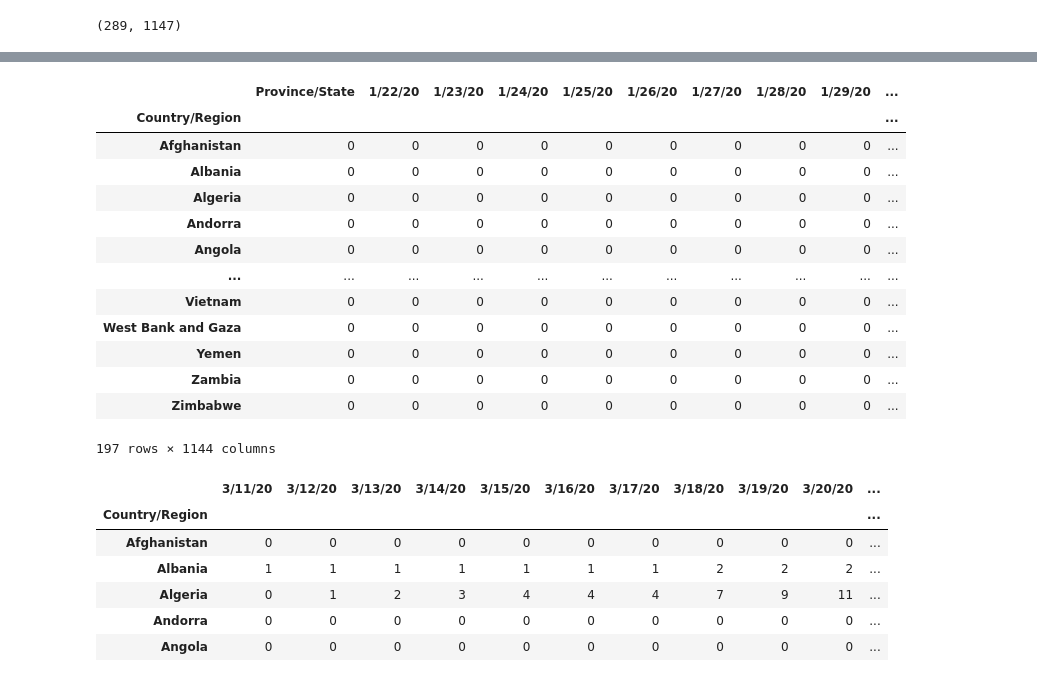
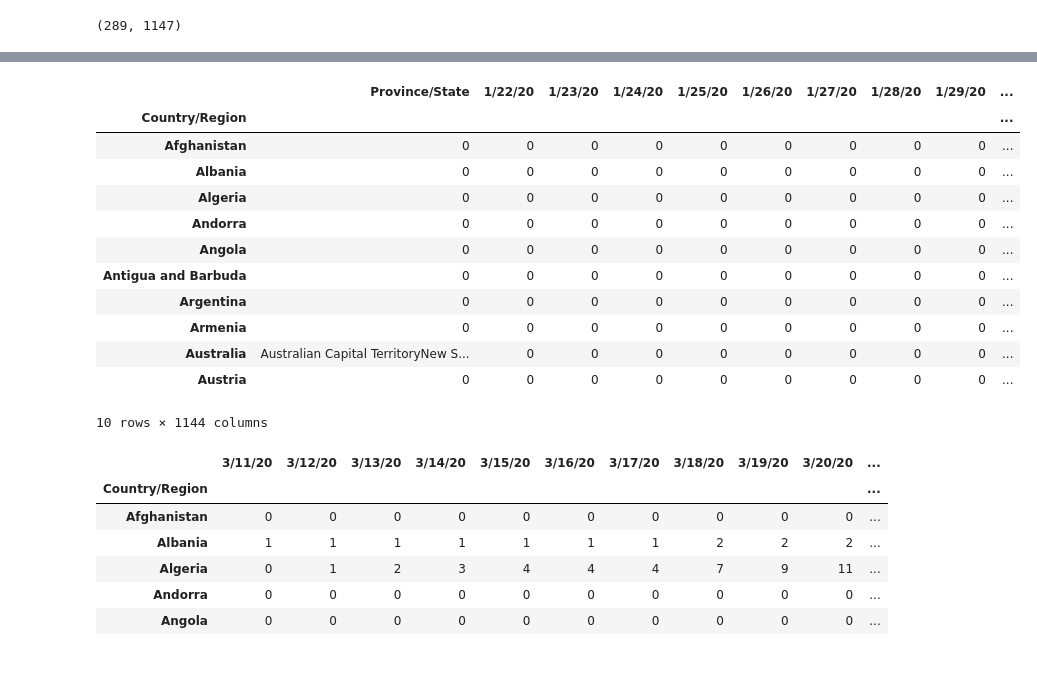
Before and after one commit to fow-jor08/Covid-19, a Jupyter notebook: Covid_19_Data_Set_Jordan_Fowler.ipynb, the cells around one changed output, grey strips where cells are left out. Drawn from its saved outputs; the diff is of its cells as text; code cells hidden in the pictures.

```diff
--- a/Covid_19_Data_Set_Jordan_Fowler.ipynb
+++ b/Covid_19_Data_Set_Jordan_Fowler.ipynb
@@ -96,29 +98,28 @@ covid_global_death_df.head()
 #covid_death_df = covid_global_death_df.drop_duplicates()
 #covid_death_df = covid_global_death_df.drop(columns=["Lat","Long"])
 # %%
-covid_death_df = covid_global_death_df[~covid_global_death_df["Country/Region"].isin(["Summer Olympics 2020", "Winter Olympics 2022", "Diamond Princess", "MS Zaandam"])]
+covid_death_df = covid_global_death_df[~covid_global_death_df["Country/Region"].isin(["Summer Olympics 2020", "Winter Olympics 2022", "Diamond Princess", "MS Zaandam","Antarctica", "Holy See", "Venezuela"])]
 covid_death_df = covid_death_df.drop_duplicates()
 
 
 covid_death_df = covid_death_df.drop(columns=["Lat", "Long"])
 covid_death_df = covid_death_df.groupby("Country/Region").sum()
 
-covid_death_df.head(280)
+covid_death_df.head(10)
 # %% [output]
 |  | Province/State | 1/22/20 | 1/23/20 | 1/24/20 | 1/25/20 | 1/26/20 | 1/27/20 | 1/28/20 | 1/29/20 | ... |
 | Country/Region |  |  |  |  |  |  |  |  |  | ... |
 | Afghanistan | 0 | 0 | 0 | 0 | 0 | 0 | 0 | 0 | 0 | ... |
 | Albania | 0 | 0 | 0 | 0 | 0 | 0 | 0 | 0 | 0 | ... |
 | Algeria | 0 | 0 | 0 | 0 | 0 | 0 | 0 | 0 | 0 | ... |
 | Andorra | 0 | 0 | 0 | 0 | 0 | 0 | 0 | 0 | 0 | ... |
 | Angola | 0 | 0 | 0 | 0 | 0 | 0 | 0 | 0 | 0 | ... |
-| ... | ... | ... | ... | ... | ... | ... | ... | ... | ... | ... |
-| Vietnam | 0 | 0 | 0 | 0 | 0 | 0 | 0 | 0 | 0 | ... |
-| West Bank and Gaza | 0 | 0 | 0 | 0 | 0 | 0 | 0 | 0 | 0 | ... |
-| Yemen | 0 | 0 | 0 | 0 | 0 | 0 | 0 | 0 | 0 | ... |
-| Zambia | 0 | 0 | 0 | 0 | 0 | 0 | 0 | 0 | 0 | ... |
-| Zimbabwe | 0 | 0 | 0 | 0 | 0 | 0 | 0 | 0 | 0 | ... |
+| Antigua and Barbuda | 0 | 0 | 0 | 0 | 0 | 0 | 0 | 0 | 0 | ... |
+| Argentina | 0 | 0 | 0 | 0 | 0 | 0 | 0 | 0 | 0 | ... |
+| Armenia | 0 | 0 | 0 | 0 | 0 | 0 | 0 | 0 | 0 | ... |
+| Australia | Australian Capital TerritoryNew S... | 0 | 0 | 0 | 0 | 0 | 0 | 0 | 0 | ... |
+| Austria | 0 | 0 | 0 | 0 | 0 | 0 | 0 | 0 | 0 | ... |
-197 rows × 1144 columns
+10 rows × 1144 columns
 # %%
 covid_death_df=covid_death_df.loc[:,"3/11/20":"3/11/21"]
 covid_death_df.head()
```
Also changed, not shown: parts of 26 cells of this notebook.
